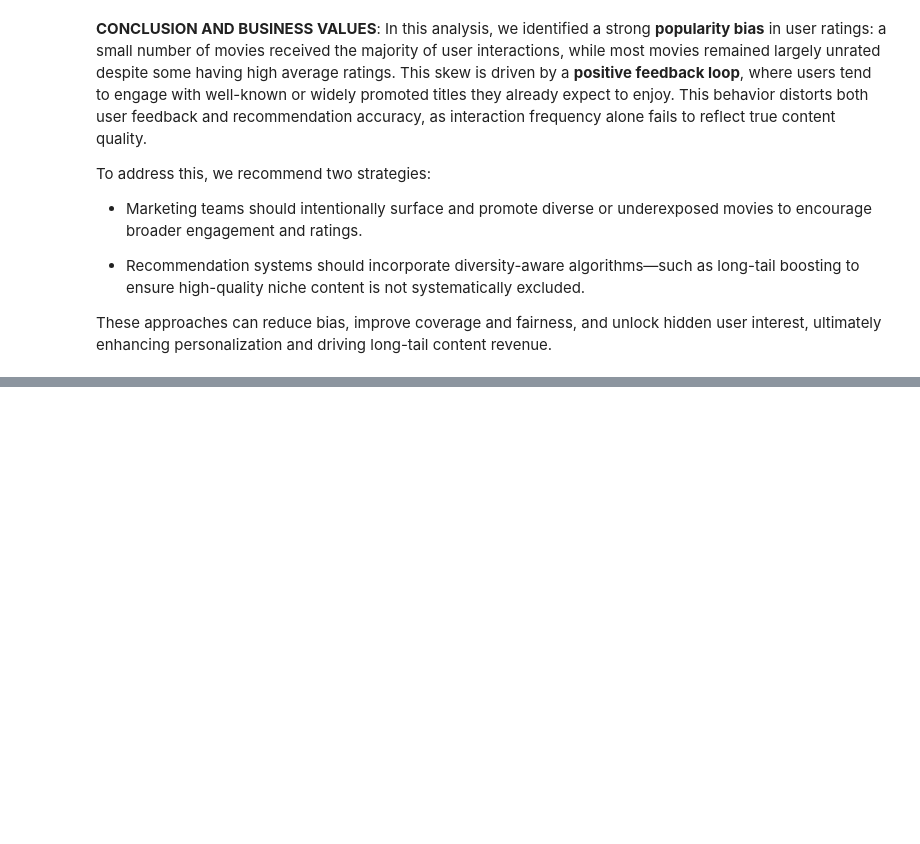
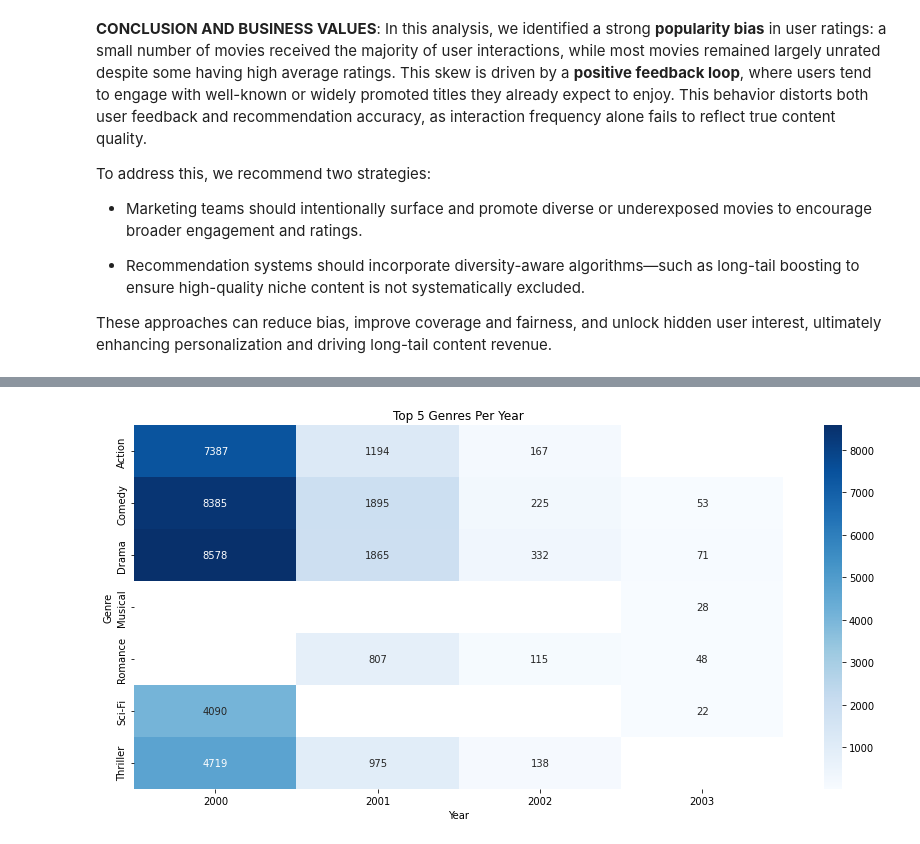
Before and after one commit to ThuDo1996/movieRecSys, a Jupyter notebook: Analyst/myAnalyst.ipynb, the cells around one changed output, grey strips where cells are left out. Cells and saved outputs as stored; diff of their text form; code cells hidden in the pictures; blank space fills up the shorter version.

```diff
--- a/Analyst/myAnalyst.ipynb
+++ b/Analyst/myAnalyst.ipynb
@@ -105,0 +149,31 @@ These approaches can reduce bias, improve coverage and fairness, and unlock hidd
+# %%
+query5 = """
+WITH genre_counts AS (
+    SELECT
+        YEAR(FROM_UNIXTIME(r.timestamp)) AS year,
+        g.genre,
+        COUNT(*) AS num_ratings,
+        ROW_NUMBER() OVER (PARTITION BY YEAR(FROM_UNIXTIME(r.timestamp)) ORDER BY COUNT(*) DESC) AS ranking
+    FROM ratings r
+    JOIN movie_genre mg ON r.movie_id = mg.movie_id
+    JOIN genre g ON mg.genre_id = g.genre_id
+    GROUP BY year, g.genre
+)
+SELECT * FROM genre_counts
+WHERE ranking <=5;
+
+"""
+df_5 = pd.read_sql(query5, conn)
+# %%
+pivot_table = df_5.pivot(index='genre', columns='year', values='num_ratings')
+
+plt.figure(figsize=(12, 6))
+sns.heatmap(pivot_table, annot=True, fmt='g', cmap='Blues')
+
+plt.title('Top 5 Genres Per Year')
+plt.xlabel('Year')
+plt.ylabel('Genre')
+plt.tight_layout()
+plt.show()
+# %% [output]
+[figure, added]
```
Also changed, not shown: parts of 2 cells of this notebook.
